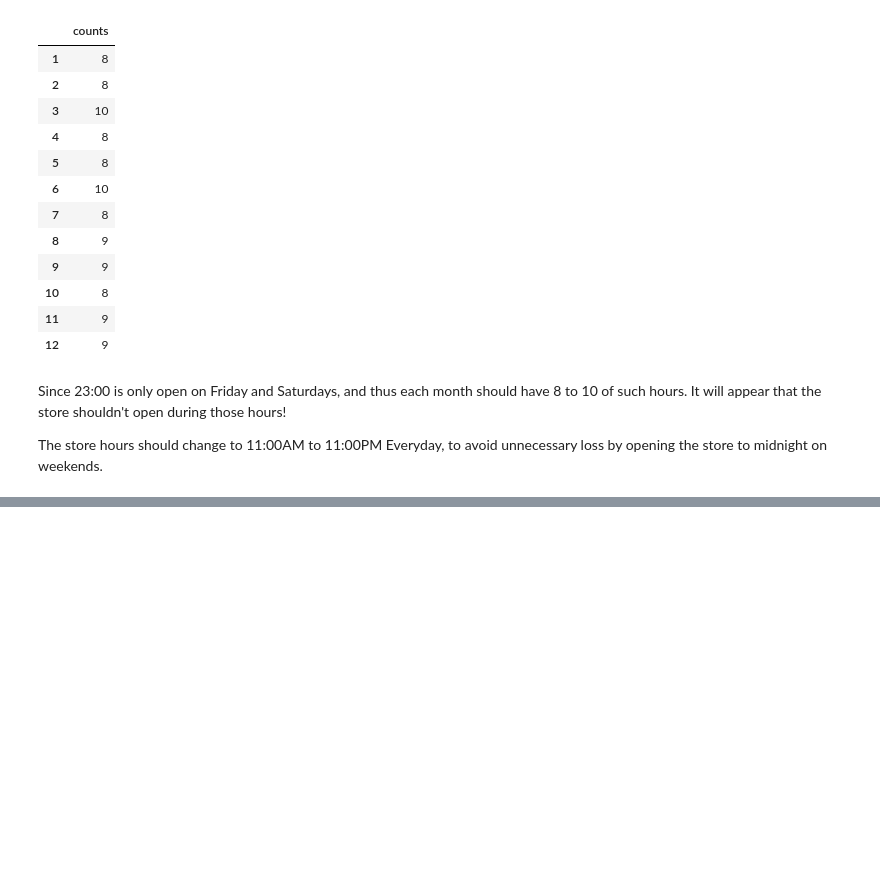
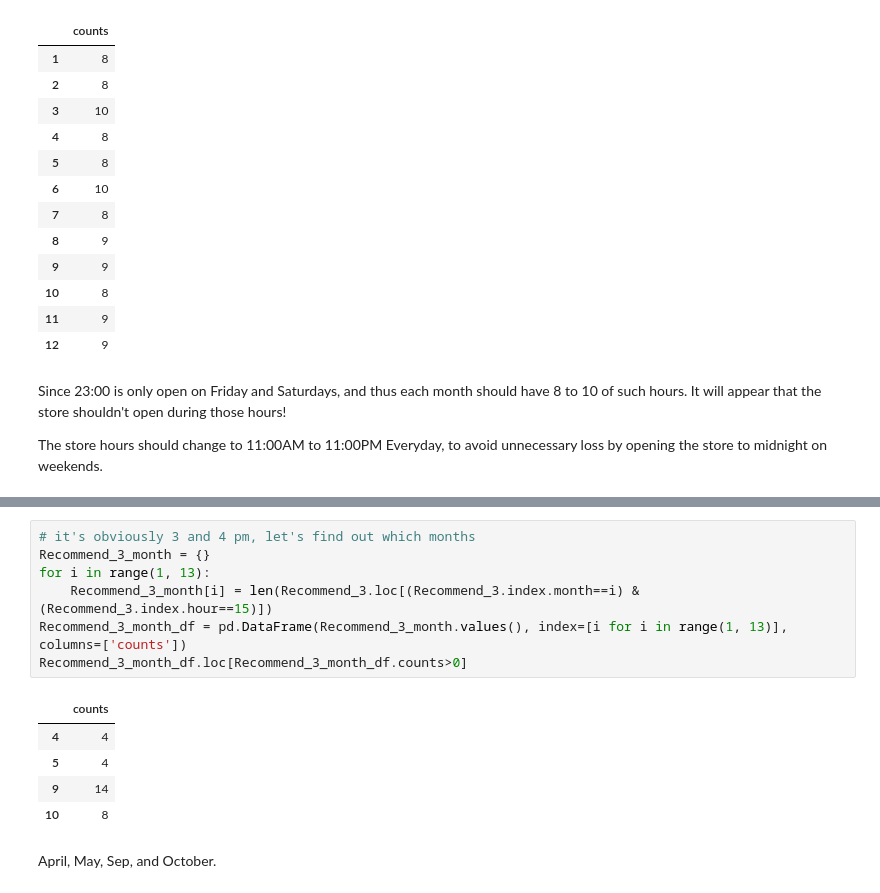
Before and after one commit to tc18fwd/SpringBoard, a Jupyter notebook: Capstone Two/Capstone 2 Finalized Codes.ipynb, the cells around one changed output, grey strips where cells are left out. Drawn from its saved outputs; the diff is of its cells as text; blank space fills up the shorter version.

```diff
--- a/Capstone Two/Capstone 2 Finalized Codes.ipynb
+++ b/Capstone Two/Capstone 2 Finalized Codes.ipynb
@@ -731,0 +760,15 @@ The store hours should change to 11:00AM to 11:00PM Everyday, to avoid unnecessa
+# %%
+# it's obviously 3 and 4 pm, let's find out which months
+Recommend_3_month = {}
+for i in range(1, 13):
+    Recommend_3_month[i] = len(Recommend_3.loc[(Recommend_3.index.month==i) & (Recommend_3.index.hour==15)])
+Recommend_3_month_df = pd.DataFrame(Recommend_3_month.values(), index=[i for i in range(1, 13)], columns=['counts'])
+Recommend_3_month_df.loc[Recommend_3_month_df.counts>0]
+# %% [output]
+|  | counts |
+| 4 | 4 |
+| 5 | 4 |
+| 9 | 14 |
+| 10 | 8 |
+# %% [markdown]
+April, May, Sep, and October.
```
Also changed, not shown: parts of 20 cells of this notebook, 43 other files.
